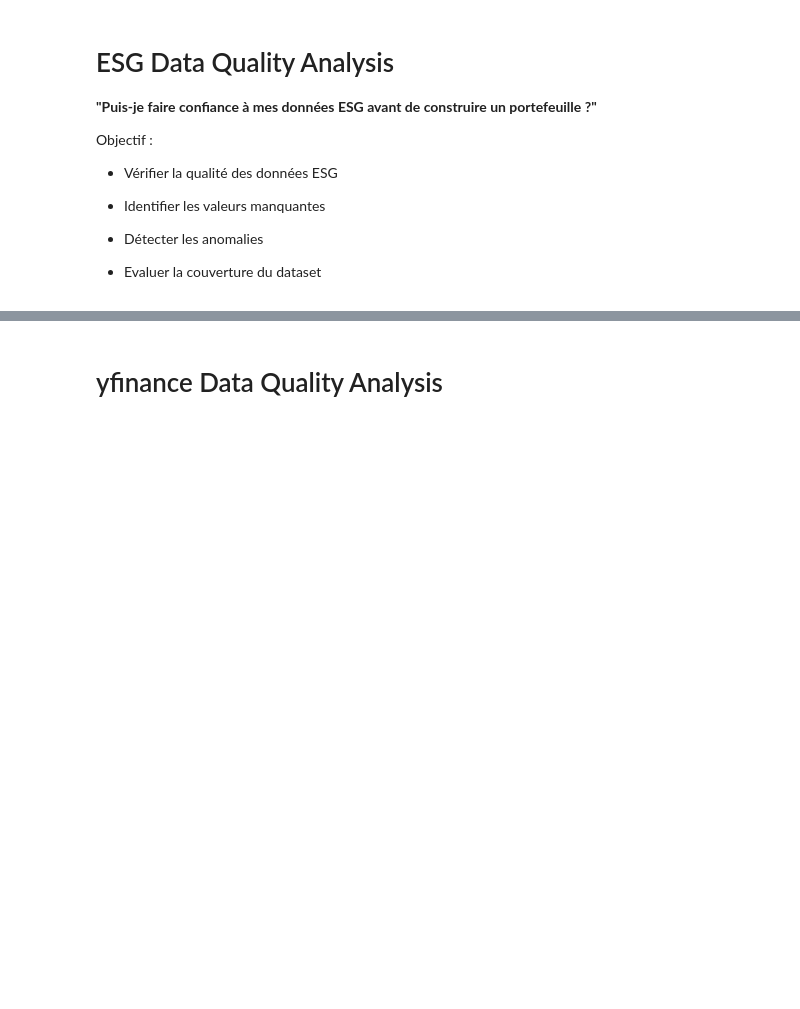
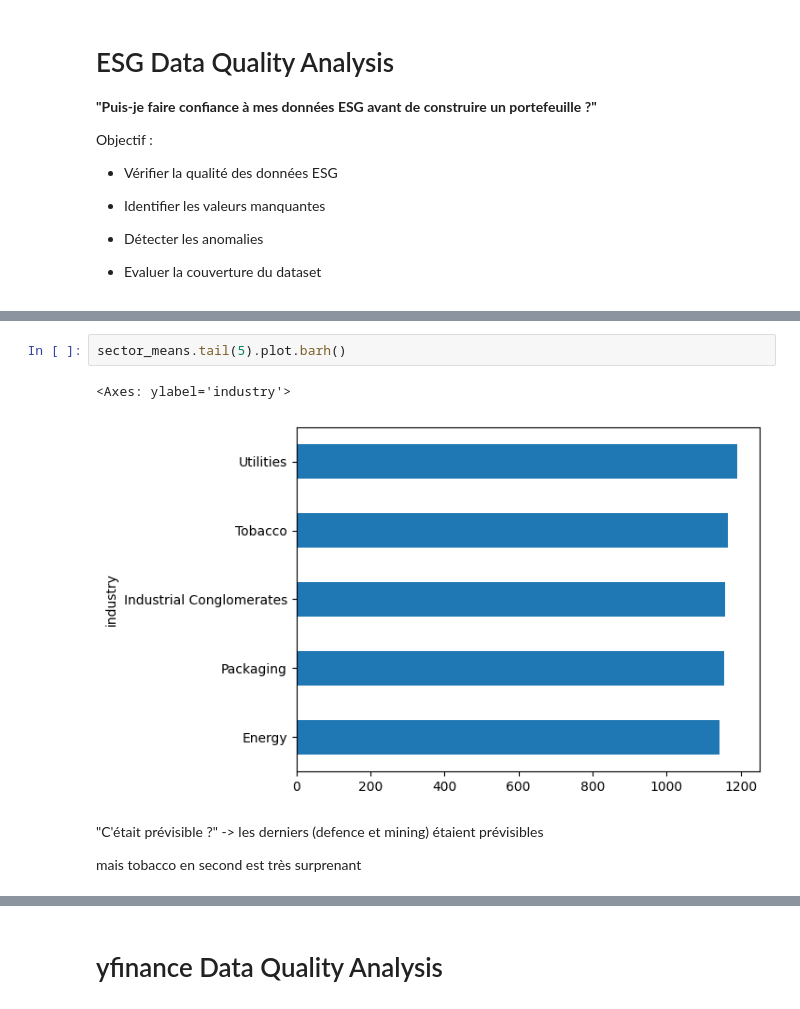
Before and after one commit to ambre-bissi/ESG-Portfolio-Optimizer, a Jupyter notebook: Notebooks/1_data_quality.ipynb, the cells around one changed output, grey strips where cells are left out. Cells and saved outputs as stored; diff of their text form; blank space fills up the shorter version.

```diff
--- a/Notebooks/1_data_quality.ipynb
+++ b/Notebooks/1_data_quality.ipynb
@@ -93,0 +161,10 @@ sector_means.plot.barh()
+# %%
+sector_means.tail(5).plot.barh()
+# %% [output]
+<Axes: ylabel='industry'>
+[figure, added]
+# %% [markdown]
+"C'était prévisible ?"
+-> les derniers (defence et mining) étaient prévisibles
+
+mais tobacco en second est très surprenant
```
Also changed, not shown: parts of 14 cells of this notebook.
